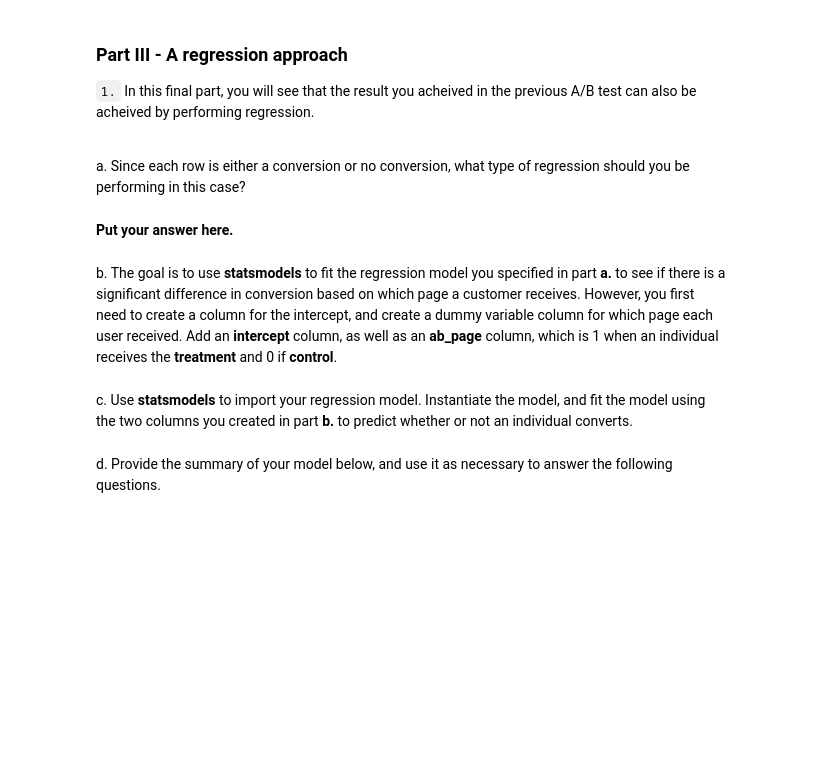
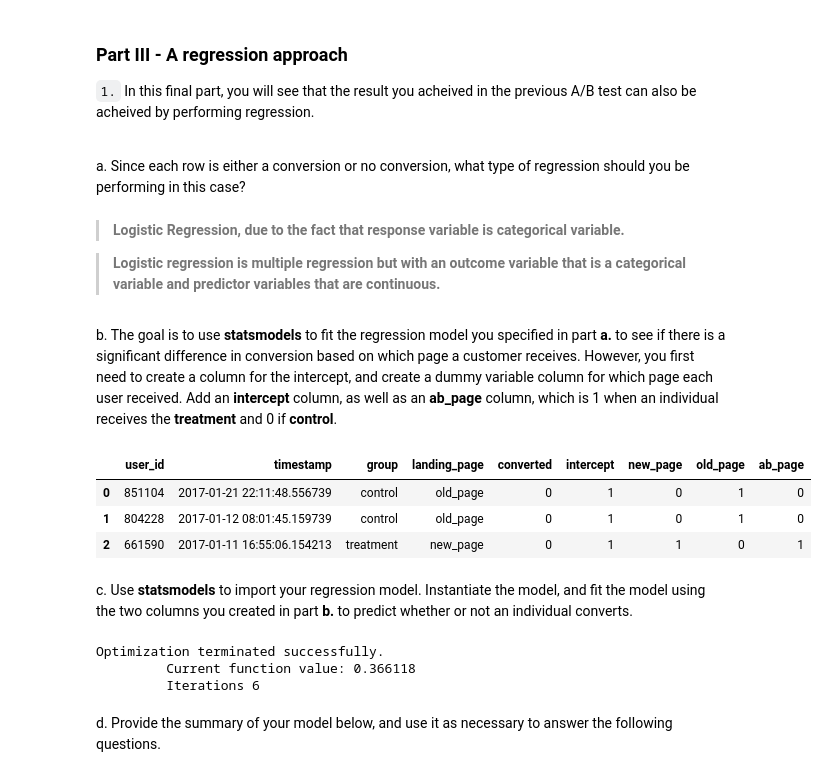
Before and after one commit to garainesuhove/ab_test_results, a Jupyter notebook: Analyze_ab_test_results_notebook_v1.ipynb, the cells around one changed output. Drawn from its saved outputs; the diff is of its cells as text; code cells hidden in the pictures; blank space fills up the shorter version.

```diff
--- a/Analyze_ab_test_results_notebook_v1.ipynb
+++ b/Analyze_ab_test_results_notebook_v1.ipynb
@@ -261,7 +405,9 @@ n. What do the z-score and p-value you computed in the previous question mean fo
 `1.` In this final part, you will see that the result you acheived in the previous A/B test can also be acheived by performing regression.<br><br>
 
 a. Since each row is either a conversion or no conversion, what type of regression should you be performing in this case?
-# %% [markdown]
-**Put your answer here.**
+# %% [markdown]
+>__Logistic Regression, due to the fact that response variable is categorical variable.__
+
+>__Logistic regression is multiple regression but with an outcome variable that is a categorical variable and predictor variables that are continuous.__
 # %% [markdown]
 b. The goal is to use **statsmodels** to fit the regression model you specified in part **a.** to see if there is a significant difference in conversion based on which page a customer receives.  However, you first need to create a column for the intercept, and create a dummy variable column for which page each user received.  Add an **intercept** column, as well as an **ab_page** column, which is 1 when an individual receives the **treatment** and 0 if **control**.
@@ -268,4 +417,25 @@ b. The goal is to use **statsmodels** to fit the regression model you specified
+# %%
+# create a column with an intercept
+df2_copy['intercept'] = 1
+#create a dummy variable column for which page each user received
+df2_copy= df2_copy.join(pd.get_dummies(df2_copy['landing_page']))
+# create 'ab_page' column with dummy  variables '1' for treatment, '0' for control
+df2_copy['ab_page'] = df2_copy['group'].apply(lambda x: 1 if x == 'treatment' else 0)
+df2_copy.head(3)
+# %% [output]
+|  | user_id | timestamp | group | landing_page | converted | intercept | new_page | old_page | ab_page |
+| 0 | 851104 | 2017-01-21 22:11:48.556739 | control | old_page | 0 | 1 | 0 | 1 | 0 |
+| 1 | 804228 | 2017-01-12 08:01:45.159739 | control | old_page | 0 | 1 | 0 | 1 | 0 |
+| 2 | 661590 | 2017-01-11 16:55:06.154213 | treatment | new_page | 0 | 1 | 1 | 0 | 1 |
 # %% [markdown]
 c. Use **statsmodels** to import your regression model.  Instantiate the model, and fit the model using the two columns you created in part **b.** to predict whether or not an individual converts.
+# %%
+#Create Logit regression model for converted variable and  ab_page, and us control as baseline
+log_mod = sm.Logit(df2_copy['converted'], df2_copy[['intercept','ab_page']])
+result = log_mod.fit()
+# %% [output]
+Optimization terminated successfully.
+         Current function value: 0.366118
+         Iterations 6
 # %% [markdown]
 d. Provide the summary of your model below, and use it as necessary to answer the following questions.
```
Also changed, not shown: parts of 41 cells of this notebook.
